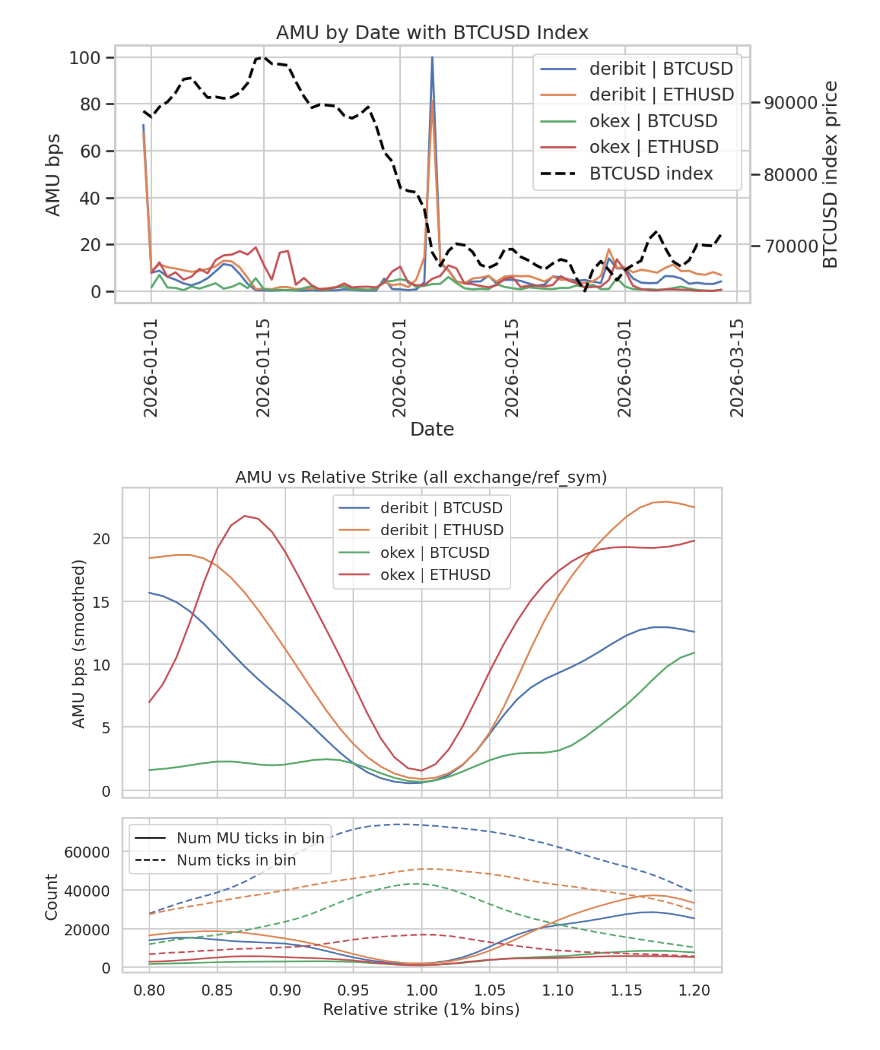
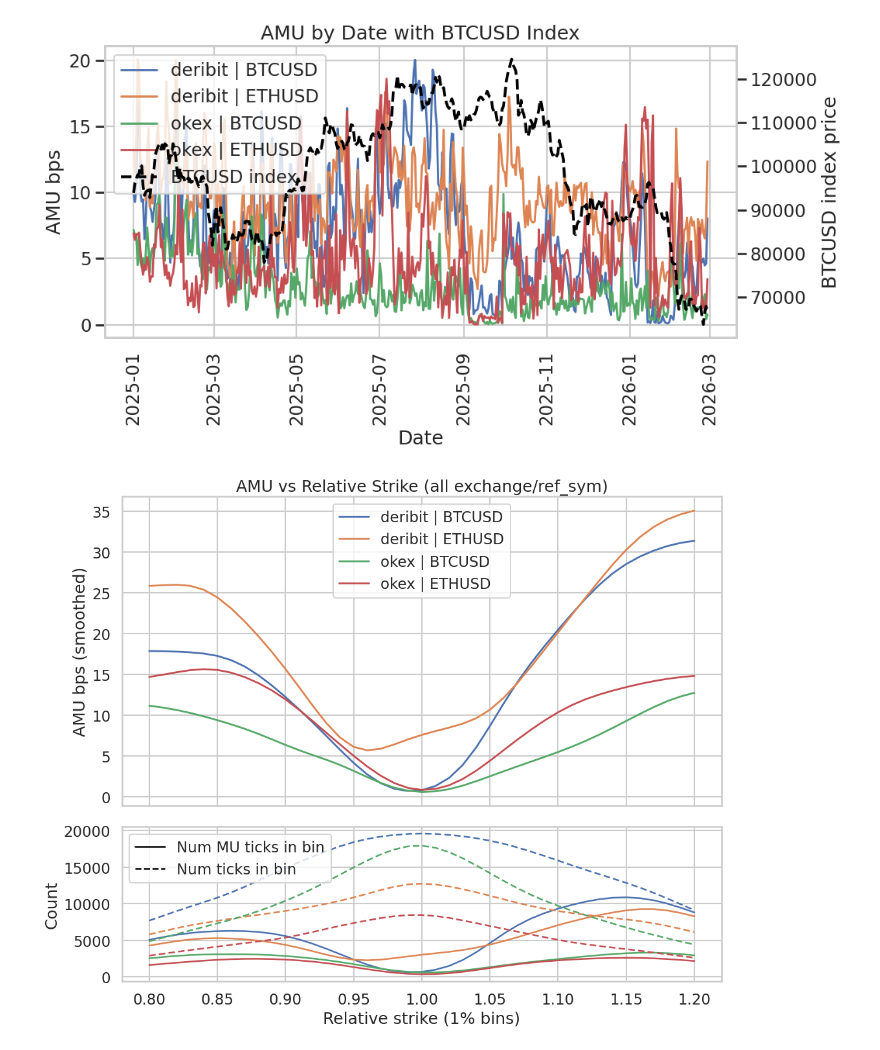
Before and after one commit to balazs14/TardisProject-publications, a Jupyter notebook: AMU/multi_exchange_plots.ipynb, the cells around one changed output. Drawn from its saved outputs; the diff is of its cells as text; code cells hidden in the pictures.

```diff
--- a/AMU/multi_exchange_plots.ipynb
+++ b/AMU/multi_exchange_plots.ipynb
@@ -200,8 +364,7 @@ def mark_up_pcpb_polars(df):
 
 pcpb = None
 if execute and pcpb_polars is not None:
-    pcpb = mark_up_pcpb_polars(pcpb_polars).to_pandas()
-    pcpb = pcpb.loc[pcpb.ts > '2025-01-01']
+    pcpb = filter_pcpb_pandas(mark_up_pcpb_polars(filter_pcpb_polars(pcpb_polars)).to_pandas())
 # %%
 # calculate amu bps dataframe
 def calculate_amu_bps(pcpb, max_bp_cutoff=100):
@@ -312,9 +510,10 @@ def plot_4_spreads(
     pcpb,
     rng=100,
     smoothed=False,
-    filename="okex_plot_4_spreads.png",
+    filename="okex_plot_4_spreads.pdf",
     title="OKEX AMU",
 ):
+    pcpb = filter_pcpb_pandas(pcpb)
     sns.set_theme(style="whitegrid", context="talk")
     cols = ["fwd_call", "fwd_put", "bck_call", "bck_put"]
     colors = sns.color_palette("deep", n_colors=len(cols))
@@ -409,13 +608,9 @@ def _safe_name(x):
 
 
 fig = ax = None
-plot_4_spreads_pngs = []
+plot_4_spreads_pdfs = []
 if execute and pcpb is not None:
-    pcpb_plot = (
-        pcpb.loc[(pcpb["rel_strike"] >= REL_STRIKE_MIN) & (pcpb["rel_strike"] <= REL_STRIKE_MAX)]
-        if "rel_strike" in pcpb.columns
-        else pcpb
-    )
+    pcpb_plot = filter_pcpb_pandas(pcpb)
 
     output_dir = PUBLICATION_DIR
     output_dir.mkdir(parents=True, exist_ok=True)
@@ -424,17 +619,17 @@ if execute and pcpb is not None:
         if pcpb_sub.empty:
             continue
 
-        png_path = output_dir / f"{_safe_name(exchange)}_{_safe_name(ref_sym)}_4_spreads.png"
+        pdf_path = output_dir / f"{_safe_name(exchange)}_{_safe_name(ref_sym)}_4_spreads.pdf"
         title = f"{exchange} {ref_sym}"
         fig, ax = plot_4_spreads(
             pcpb_sub,
             smoothed=True,
-            filename=str(png_path),
+            filename=str(pdf_path),
             title=title,
         )
         plt.show()
         plt.close(fig)
-        plot_4_spreads_pngs.append(str(png_path))
+        plot_4_spreads_pdfs.append(str(pdf_path))
 
-plot_4_spreads_pngs
+plot_4_spreads_pdfs
 # %% [output]
@@ -451,14 +646,10 @@ plot_4_spreads_pngs
 def plot_amu_bps_by_date(
     pcpb,
     max_bp_cutoff=100,
-    filename=str(PUBLICATION_DIR / "multi_exchange_amu_bps_by_date.png"),
+    filename=str(PUBLICATION_DIR / "multi_exchange_amu_bps_by_date.pdf"),
     title="AMU by date (all exchange/ref_sym)",
 ):
-    pcpb_plot = (
-        pcpb.loc[(pcpb["rel_strike"] >= REL_STRIKE_MIN) & (pcpb["rel_strike"] <= REL_STRIKE_MAX)]
-        if "rel_strike" in pcpb.columns
-        else pcpb
-    ).copy()
+    pcpb_plot = filter_pcpb_pandas(pcpb).copy()
 
     pcpb_plot["market"] = pcpb_plot["exchange"].astype(str) + " | " + pcpb_plot["ref_sym"].astype(str)
 
@@ -505,36 +696,36 @@ def plot_amu_bps_by_date(
         ax=ax2,
         label="BTCUSD index",
     )
     ax2.grid(False)
     ax2.set_ylabel("BTCUSD index price")
 
     lines, labels = ax.get_legend_handles_labels()
     lines2, labels2 = ax2.get_legend_handles_labels()
-    ax.legend(lines + lines2, labels + labels2, loc="best", title="")
+    ax.legend(lines + lines2, labels + labels2, loc="upper left", title="")
     if ax2.legend_ is not None:
         ax2.legend_.remove()
 
     ax.set_xlabel("Date")
     ax.set_ylabel("AMU bps")
     ax.set_title(title)
     ax.tick_params(axis="x", labelrotation=90)
 
     fig.tight_layout()
     fig.savefig(filename, dpi=220, bbox_inches="tight")
 
     return daily_amu_bps, btc_daily_index, fig, (ax, ax2)
 
 
 daily_amu_bps = btc_daily_index = daily_fig = daily_axes = None
 if execute and pcpb is not None:
     daily_amu_bps, btc_daily_index, daily_fig, daily_axes = plot_amu_bps_by_date(
         pcpb,
-        filename=str(PUBLICATION_DIR / "multi_exchange_amu_bps_by_date.png"),
+        filename=str(PUBLICATION_DIR / "multi_exchange_amu_bps_by_date.pdf"),
         title="AMU by Date with BTCUSD Index",
     )
     plt.show()
 # %% [output]
-[figure, old version]
+[figure, new version]
 # %%
 # plot amu by rel strike
 def _gaussian_kernel_smooth(x, y, bandwidth=0.02):
@@ -563,32 +754,33 @@ def plot_amu_bps_by_rel_strike(
     max_bp_cutoff=100,
     rel_strike_from=0.3,
     rel_strike_to=3.0,
-    filename=str(PUBLICATION_DIR / "multi_exchange_amu_bps_by_rel_strike.png"),
+    filename=str(PUBLICATION_DIR / "multi_exchange_amu_bps_by_rel_strike.pdf"),
     title="AMU bps vs Relative Strike",
 ):
     bin_size = 0.01  # 1% bins
 
+    pcpb_plot = filter_pcpb_pandas(pcpb)
     pcpb_plot = (
-        pcpb.dropna(subset=["exchange", "ref_sym", "rel_strike"])
-.assign(
+        pcpb_plot.dropna(subset=["exchange", "ref_sym", "rel_strike"])
+        .assign(
             rel_strike=lambda d: pd.to_numeric(d["rel_strike"], errors="coerce"),
             market=lambda d: d["exchange"].astype(str) + " | " + d["ref_sym"].astype(str),
         )
         .dropna(subset=["rel_strike"])
-.loc[lambda d: d["rel_strike"].between(rel_strike_from, rel_strike_to)]
-.assign(rel_strike_bin=lambda d: (d["rel_strike"] / bin_size).round() * bin_size)
+        .loc[lambda d: d["rel_strike"].between(rel_strike_from, rel_strike_to)]
+        .assign(rel_strike_bin=lambda d: (d["rel_strike"] / bin_size).round() * bin_size)
     )
 
     curve_df = (
         pcpb_plot.groupby(["market", "rel_strike_bin"], sort=True)
-.apply(
+        .apply(
             lambda g: pd.Series(
                 calculate_amu_bps(g, max_bp_cutoff=max_bp_cutoff),
                 index=["amu_bps", "num_amu", "num_pairs"],
             )
         )
-.reset_index()
-.sort_values(["market", "rel_strike_bin"])
+        .reset_index()
+        .sort_values(["market", "rel_strike_bin"])
     )
 
     # Kernel-smooth AMU curve per market with Gaussian bandwidth 0.02.
@@ -682,19 +874,15 @@ def plot_amu_bps_by_rel_strike(
 
 amu_by_rel_strike = rel_counts = rel_fig = rel_axes = None
 if execute and pcpb is not None:
-    pcpb_plot = (
-        pcpb.loc[(pcpb["rel_strike"] >= REL_STRIKE_MIN) & (pcpb["rel_strike"] <= REL_STRIKE_MAX)]
-        if "rel_strike" in pcpb.columns
-        else pcpb
-    )
+    pcpb_plot = filter_pcpb_pandas(pcpb)
     amu_by_rel_strike, rel_counts, rel_fig, rel_axes = plot_amu_bps_by_rel_strike(
         pcpb_plot,
-        filename=str(PUBLICATION_DIR / "multi_exchange_amu_bps_by_rel_strike.png"),
+        filename=str(PUBLICATION_DIR / "multi_exchange_amu_bps_by_rel_strike.pdf"),
         title="AMU vs Relative Strike (all exchange/ref_sym)",
     )
     plt.show()
 # %% [output]
-[figure, old version]
+[figure, new version]
 # %%
 # plot AMU by tte
 def _gaussian_kernel_smooth(x, y, bandwidth=0.02):
```
Also changed, not shown: parts of 10 cells of this notebook, 28 other files.
